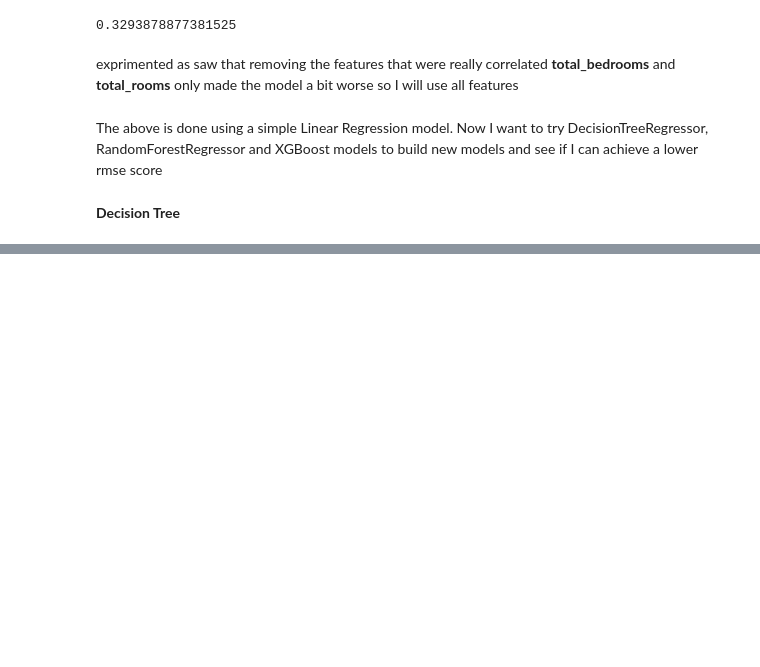
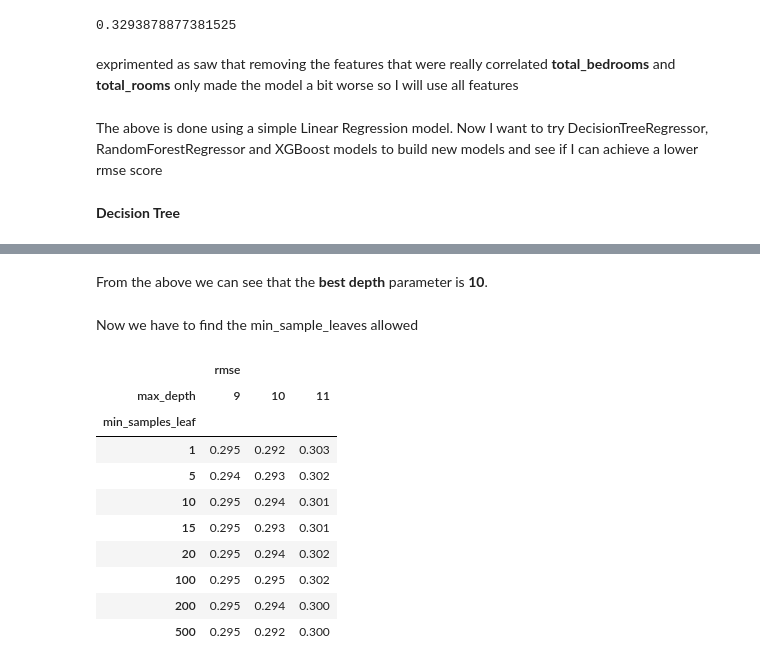
Before and after one commit to DeleMike/house_pricing, a Jupyter notebook: house_pricing.ipynb, the cells around one changed output, grey strips where cells are left out. Drawn from its saved outputs; the diff is of its cells as text; code cells hidden in the pictures; blank space fills up the shorter version.

```diff
--- a/house_pricing.ipynb
+++ b/house_pricing.ipynb
@@ -655,0 +695,8 @@ DecisionTreeRegressor?
+# %%
+y_pred = dt.predict(X_train)
+score = np.sqrt(mean_squared_error(y_train, y_pred))
+print('train:', score)
+
+y_pred = dt.predict(X_val)
+score = np.sqrt(mean_squared_error(y_val, y_pred))
+print('val:', score)
@@ -655,0 +750,4 @@ DecisionTreeRegressor?
+# %% [markdown]
+From the above we can see that the **best depth** parameter is **10**.
+# %% [markdown]
+Now we have to find the min_sample_leaves allowed
@@ -655,0 +769,15 @@ DecisionTreeRegressor?
+# %%
+df_scores_pivot = df_scores.pivot(index='min_samples_leaf', columns=['max_depth'], values=['rmse'])
+df_scores_pivot.round(3)
+# %% [output]
+|  | rmse |  |  |
+| max_depth | 9 | 10 | 11 |
+| min_samples_leaf |  |  |  |
+| 1 | 0.295 | 0.292 | 0.303 |
+| 5 | 0.294 | 0.293 | 0.302 |
+| 10 | 0.295 | 0.294 | 0.301 |
+| 15 | 0.295 | 0.293 | 0.301 |
+| 20 | 0.295 | 0.294 | 0.302 |
+| 100 | 0.295 | 0.295 | 0.302 |
+| 200 | 0.295 | 0.294 | 0.300 |
+| 500 | 0.295 | 0.292 | 0.300 |
```
Also changed, not shown: parts of 24 cells of this notebook.
